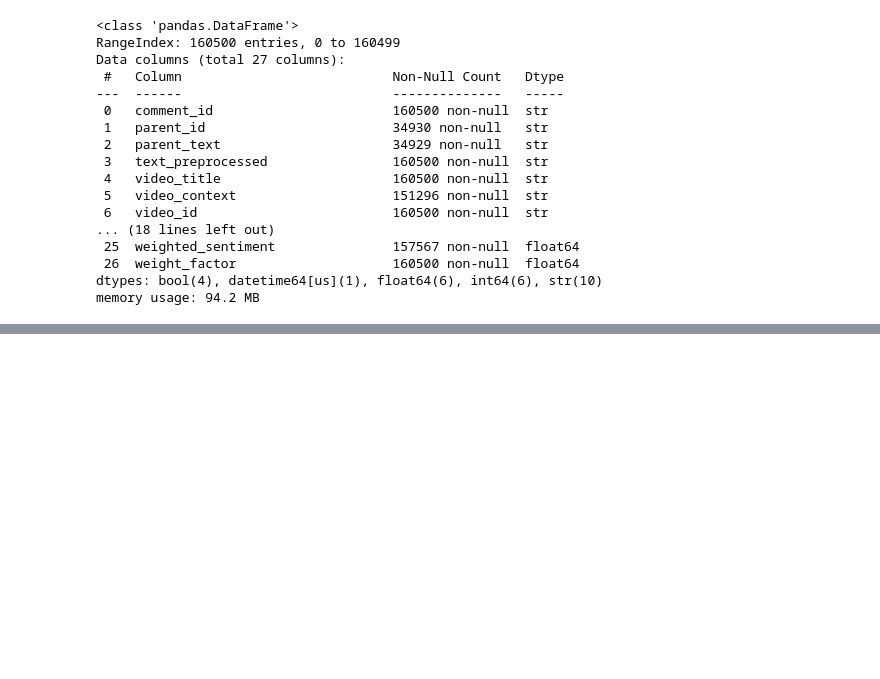
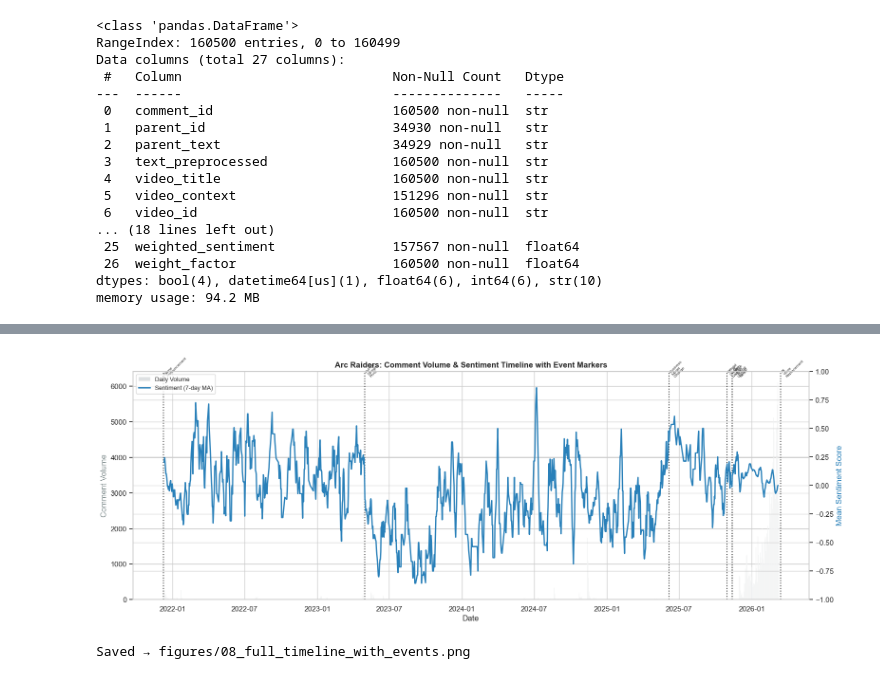
Before and after one commit to sibi-seeni/CAP5771_si.seenivasan, a Jupyter notebook: Final_Analysis.ipynb, the cells around one changed output, grey strips where cells are left out. Saved outputs shown, nothing was run; the diff lists cells and outputs as text; code cells hidden in the pictures; blank space fills up the shorter version.

```diff
--- a/Final_Analysis.ipynb
+++ b/Final_Analysis.ipynb
@@ -281,0 +720,46 @@ memory usage: 94.2 MB
+# %%
+# Full timeline figure: daily sentiment + event markers
+
+daily_all = df.groupby(df['comment_date'].dt.date).agg(
+    volume=('comment_id', 'count'),
+    mean_sentiment=('sentiment_score', 'mean')
+).reset_index().rename(columns={'comment_date': 'date'})
+daily_all['date'] = pd.to_datetime(daily_all['date'])
+daily_all['sentiment_ma7'] = daily_all['mean_sentiment'].rolling(7, min_periods=1).mean()
+
+fig, ax1 = plt.subplots(figsize=(16, 6))
+ax2 = ax1.twinx()
+
+ax1.bar(daily_all['date'], daily_all['volume'],
+        color='#bdc3c7', alpha=0.5, label='Daily Volume', width=1)
+ax2.plot(daily_all['date'], daily_all['sentiment_ma7'],
+         color='#2980b9', linewidth=2, label='Sentiment (7-day MA)')
+ax2.axhline(0, color='grey', linewidth=0.6, linestyle='--')
+
+# Event markers
+if not confirmed_events.empty:
+    for _, ev in confirmed_events.iterrows():
+        color = TAXONOMY_COLORS.get(ev['event_label'], '#333')
+        ax1.axvline(ev['event_date'], color=color, linewidth=1.5, linestyle=':')
+        ax1.text(ev['event_date'], daily_all['volume'].max() * 1.02,
+                 ev['event_label'].replace(' ', '\n'),
+                 fontsize=6, color=color, rotation=45, ha='left', va='bottom')
+
+ax1.set_xlabel('Date')
+ax1.set_ylabel('Comment Volume', color='#7f8c8d')
+ax2.set_ylabel('Mean Sentiment Score', color='#2980b9')
+ax2.set_ylim(-1, 1)
+
+lines1, labels1 = ax1.get_legend_handles_labels()
+lines2, labels2 = ax2.get_legend_handles_labels()
+ax1.legend(lines1 + lines2, labels1 + labels2, loc='upper left', fontsize=9)
+
+plt.title('Arc Raiders: Comment Volume & Sentiment Timeline with Event Markers',
+          fontsize=12, fontweight='bold')
+plt.tight_layout()
+plt.savefig(os.path.join(FIGURES_DIR, '08_full_timeline_with_events.png'), dpi=150, bbox_inches='tight')
+plt.show()
+print("Saved → figures/08_full_timeline_with_events.png")
+# %% [output]
+[figure, added]
+Saved → figures/08_full_timeline_with_events.png
```
Also changed, not shown: parts of 25 cells of this notebook, 8 other files.
